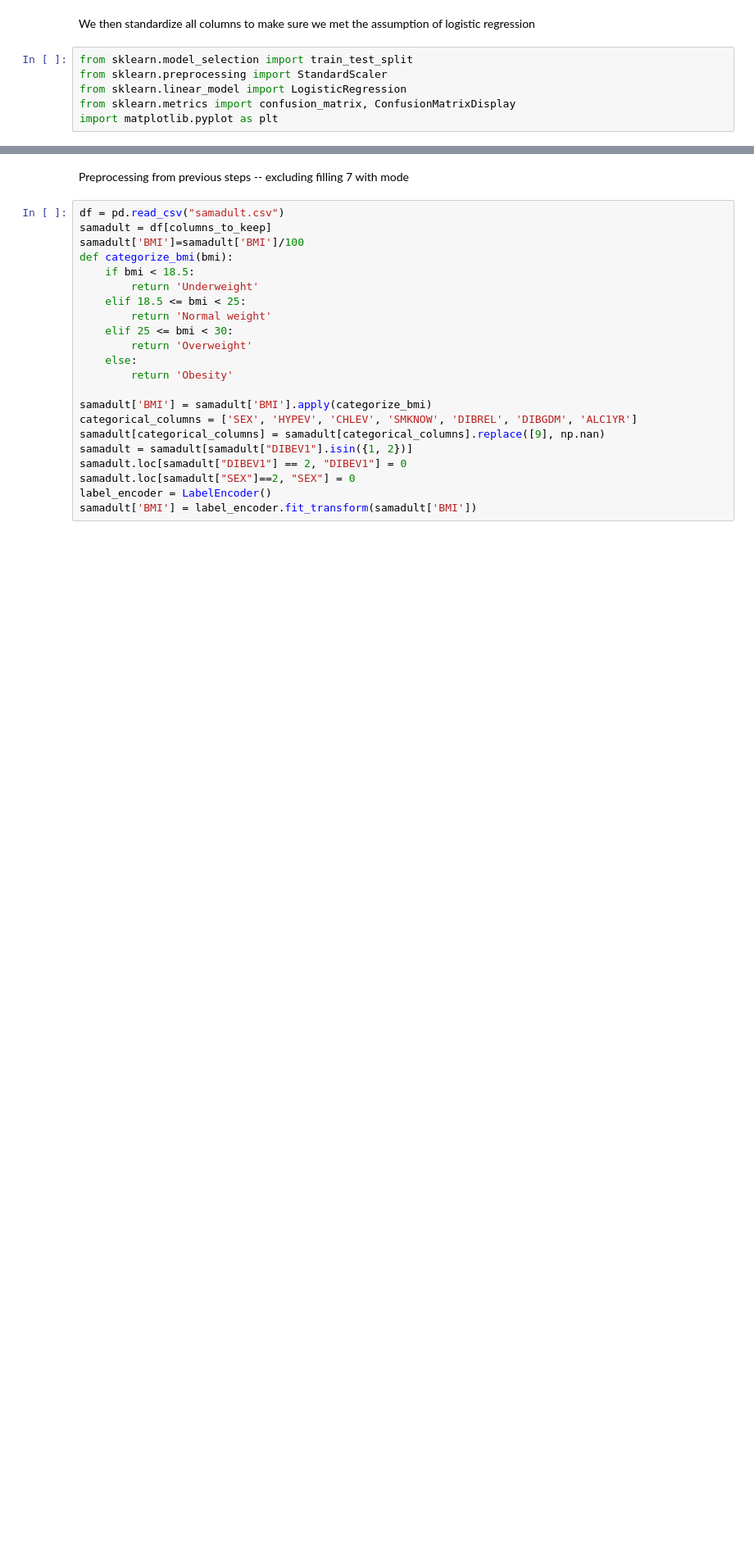
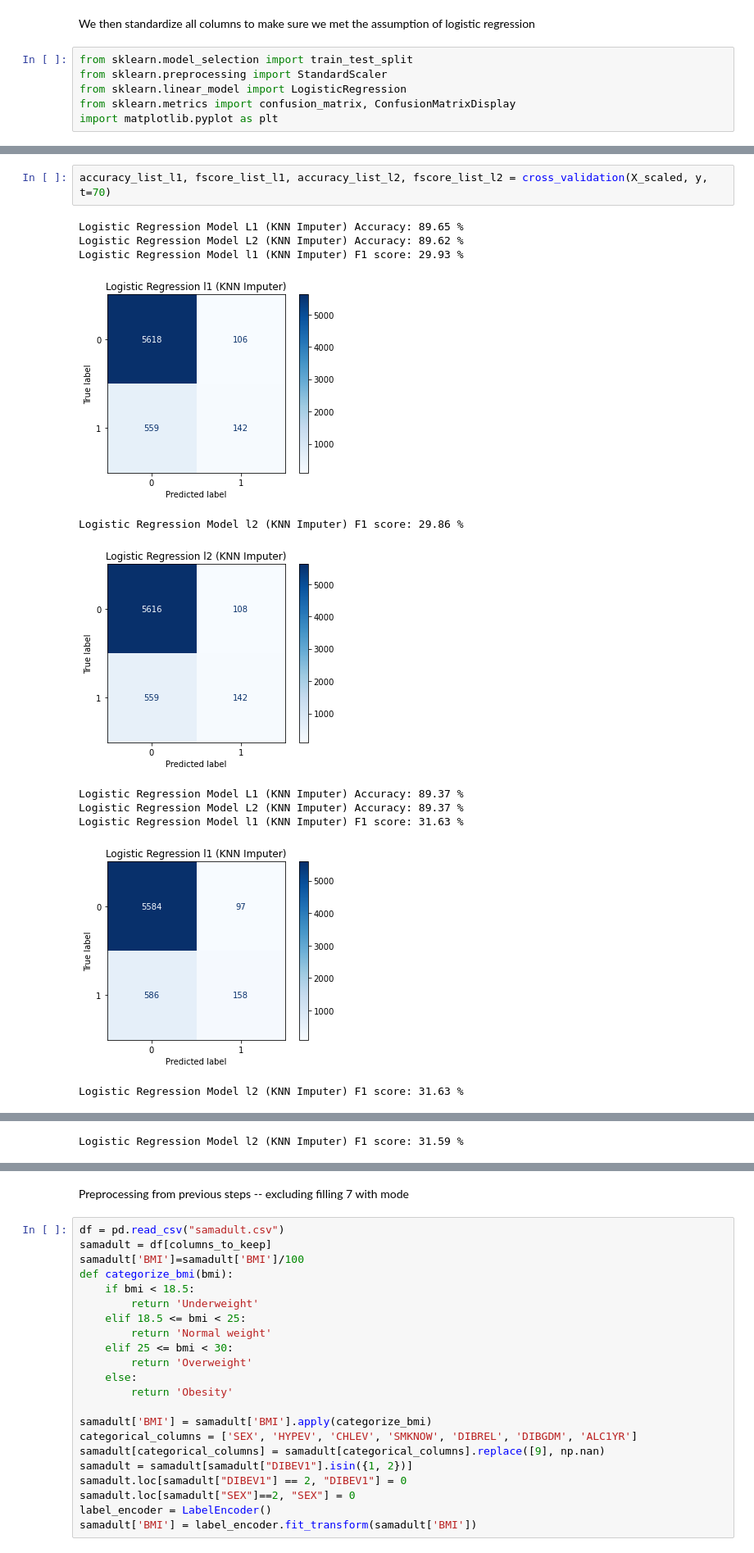
Before and after one commit to HLSL200/ORIE-5160-Midterm-Project, a Jupyter notebook: ORIE_5160_Midterm_Project.ipynb, the cells around one changed output, grey strips where cells are left out. Shown at 82% size. Cells and saved outputs as stored; diff of their text form; blank space fills up the shorter version.

Commit message:
Model updates

```diff
--- a/ORIE_5160_Midterm_Project.ipynb
+++ b/ORIE_5160_Midterm_Project.ipynb
@@ -528,0 +589,14 @@ Logistic Regression Model (KNN Imputer) F1 score: 31.74 %
+# %%
+accuracy_list_l1, fscore_list_l1, accuracy_list_l2, fscore_list_l2 = cross_validation(X_scaled, y, t=70)
+# %% [output]
+Logistic Regression Model L1 (KNN Imputer) Accuracy: 89.65 %
+Logistic Regression Model L2 (KNN Imputer) Accuracy: 89.62 %
+Logistic Regression Model l1 (KNN Imputer) F1 score: 29.93 %
+[figure, added]
+Logistic Regression Model l2 (KNN Imputer) F1 score: 29.86 %
+[figure, added]
+Logistic Regression Model L1 (KNN Imputer) Accuracy: 89.37 %
+Logistic Regression Model L2 (KNN Imputer) Accuracy: 89.37 %
+Logistic Regression Model l1 (KNN Imputer) F1 score: 31.63 %
+[figure, added]
+Logistic Regression Model l2 (KNN Imputer) F1 score: 31.63 %
@@ -528,0 +608 @@ Logistic Regression Model (KNN Imputer) F1 score: 31.74 %
+Logistic Regression Model l2 (KNN Imputer) F1 score: 31.59 %
```
Also changed, not shown: parts of 25 cells of this notebook, 1 other file.
